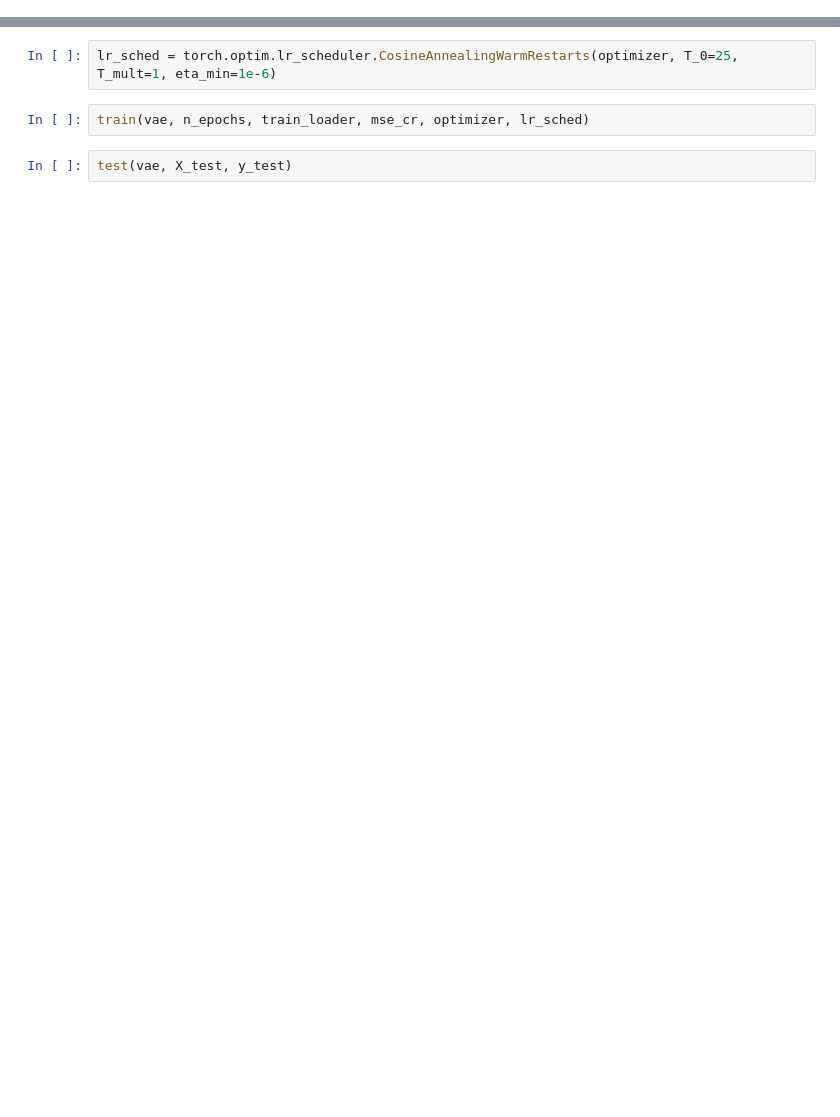
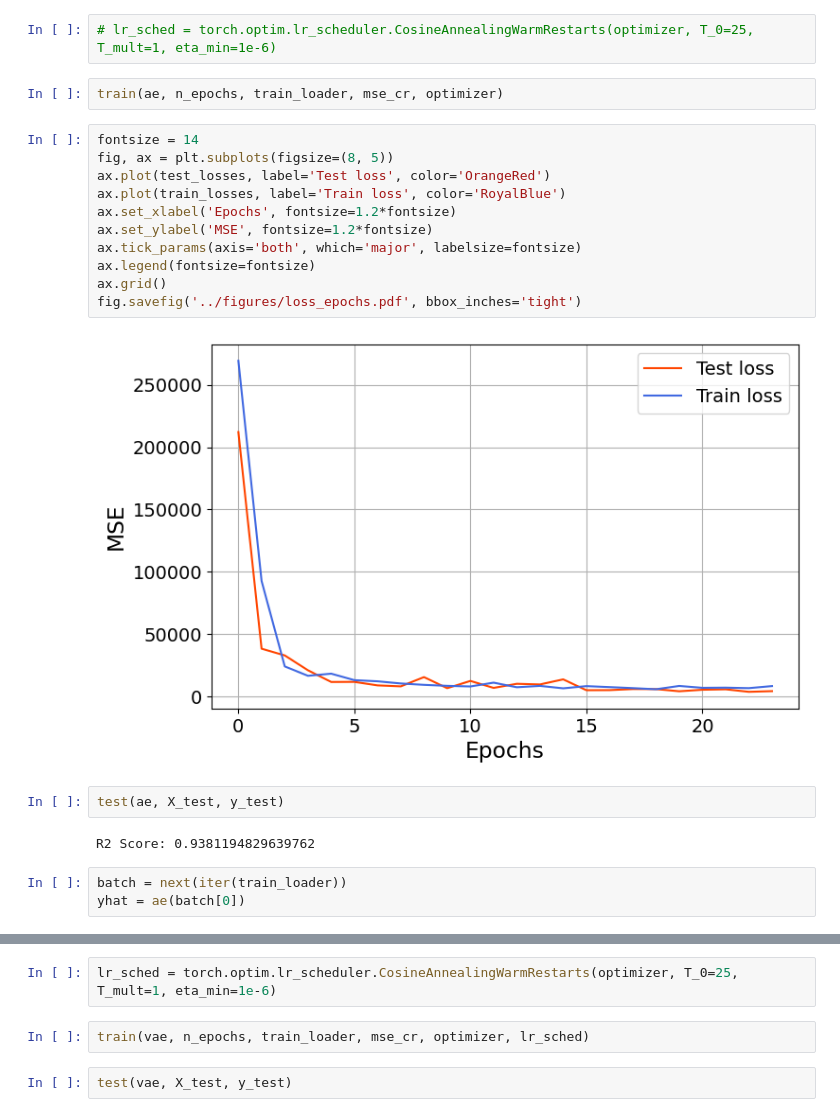
Before and after one commit to Mpkosh/hybrid_surrogate, a Jupyter notebook: notebooks/autoencoder_network_model.ipynb, the cells around one changed output, grey strips where cells are left out. Saved outputs shown, nothing was run; the diff lists cells and outputs as text; blank space fills up the shorter version.

```diff
--- a/notebooks/autoencoder_network_model.ipynb
+++ b/notebooks/autoencoder_network_model.ipynb
@@ -57,0 +203,24 @@ device(type='cpu')
+# %%
+# lr_sched = torch.optim.lr_scheduler.CosineAnnealingWarmRestarts(optimizer, T_0=25, T_mult=1, eta_min=1e-6)
+# %%
+train(ae, n_epochs, train_loader, mse_cr, optimizer)
+# %%
+fontsize = 14
+fig, ax = plt.subplots(figsize=(8, 5))
+ax.plot(test_losses, label='Test loss', color='OrangeRed')
+ax.plot(train_losses, label='Train loss', color='RoyalBlue')
+ax.set_xlabel('Epochs', fontsize=1.2*fontsize)
+ax.set_ylabel('MSE', fontsize=1.2*fontsize)
+ax.tick_params(axis='both', which='major', labelsize=fontsize)
+ax.legend(fontsize=fontsize)
+ax.grid()
+fig.savefig('../figures/loss_epochs.pdf', bbox_inches='tight')
+# %% [output]
+[figure, added]
+# %%
+test(ae, X_test, y_test)
+# %% [output]
+R2 Score: 0.9381194829639762
+# %%
+batch = next(iter(train_loader))
+yhat = ae(batch[0])
```
Also changed, not shown: parts of 26 cells of this notebook, 11 other files.
